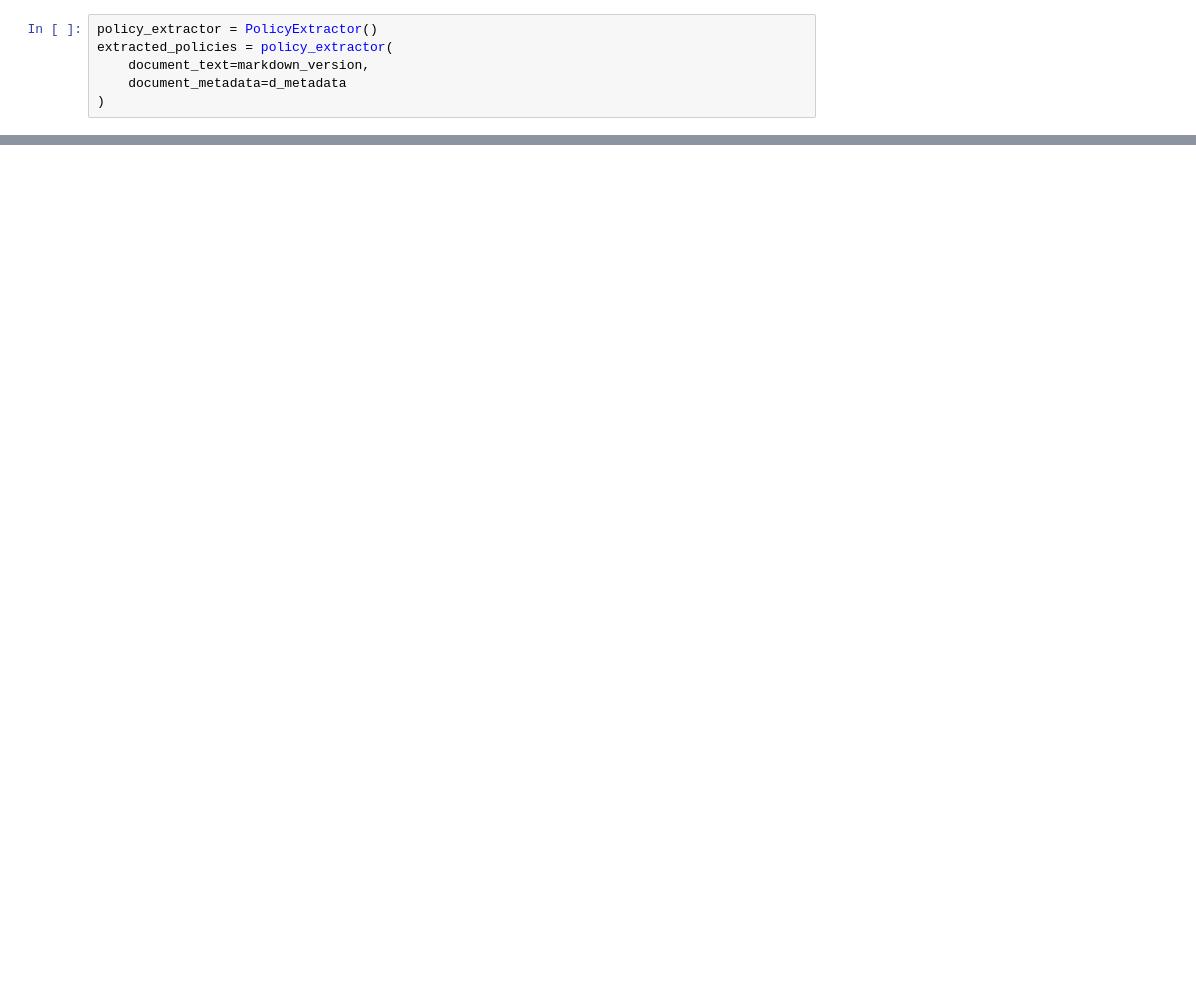
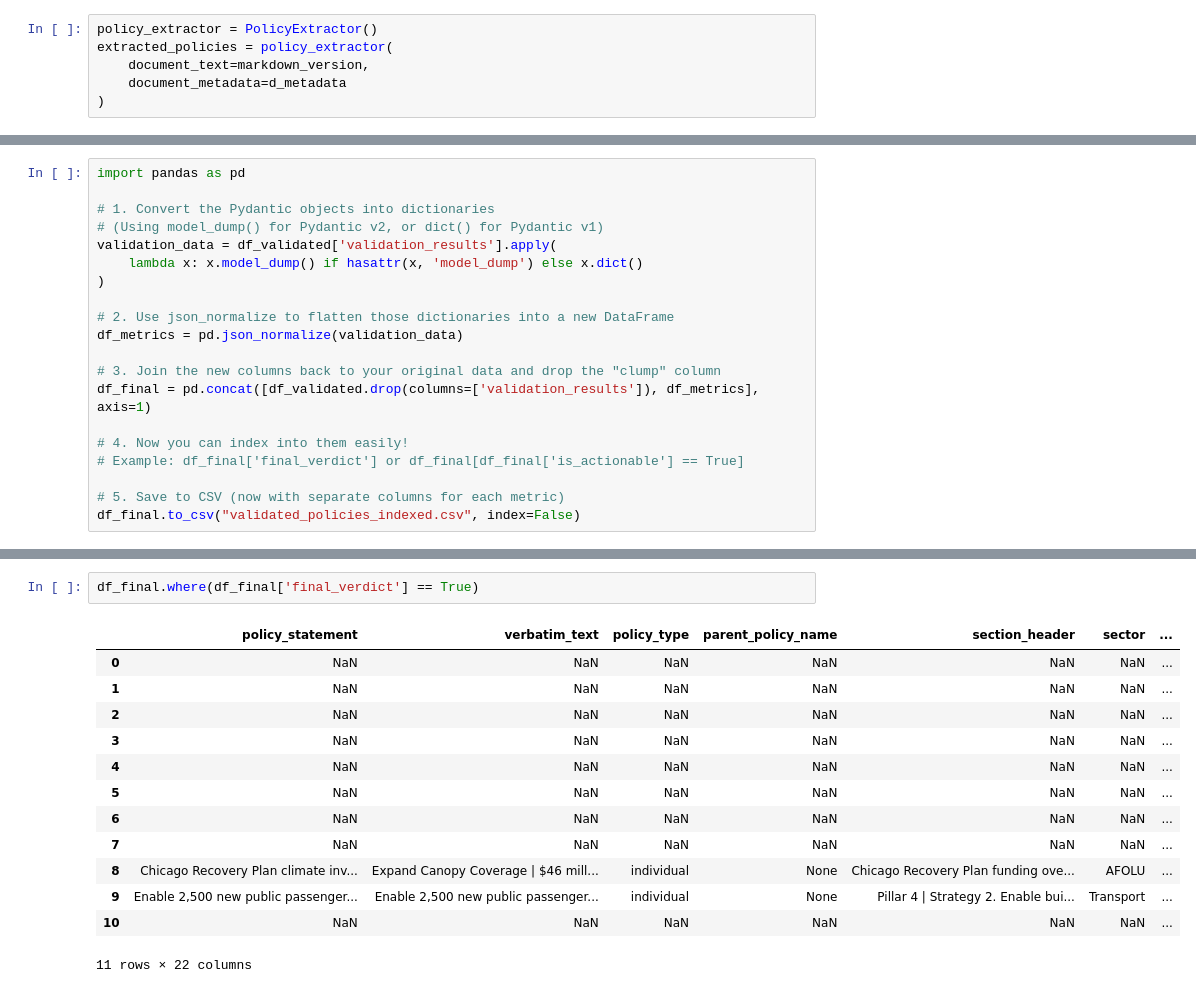
Before and after one commit to zhassan223/GENIUS, a Jupyter notebook: notebooks/dspy_pipeline_v4.ipynb, the cells around one changed output, grey strips where cells are left out. Saved outputs shown, nothing was run; the diff lists cells and outputs as text; blank space fills up the shorter version.

```diff
--- a/notebooks/dspy_pipeline_v4.ipynb
+++ b/notebooks/dspy_pipeline_v4.ipynb
@@ -284,0 +265,20 @@ with open("extracted_policies_chicago_intermediate_v4", "w") as f:
+# %%
+import pandas as pd
+
+# 1. Convert the Pydantic objects into dictionaries
+# (Using model_dump() for Pydantic v2, or dict() for Pydantic v1)
+validation_data = df_validated['validation_results'].apply(
+    lambda x: x.model_dump() if hasattr(x, 'model_dump') else x.dict()
+)
+
+# 2. Use json_normalize to flatten those dictionaries into a new DataFrame
+df_metrics = pd.json_normalize(validation_data)
+
+# 3. Join the new columns back to your original data and drop the "clump" column
+df_final = pd.concat([df_validated.drop(columns=['validation_results']), df_metrics], axis=1)
+
+# 4. Now you can index into them easily!
+# Example: df_final['final_verdict'] or df_final[df_final['is_actionable'] == True]
+
+# 5. Save to CSV (now with separate columns for each metric)
+df_final.to_csv("validated_policies_indexed.csv", index=False)
@@ -284,0 +293,16 @@ with open("extracted_policies_chicago_intermediate_v4", "w") as f:
+# %%
+df_final.where(df_final['final_verdict'] == True)
+# %% [output]
+|  | policy_statement | verbatim_text | policy_type | parent_policy_name | section_header | sector | ... |
+| 0 | NaN | NaN | NaN | NaN | NaN | NaN | ... |
+| 1 | NaN | NaN | NaN | NaN | NaN | NaN | ... |
+| 2 | NaN | NaN | NaN | NaN | NaN | NaN | ... |
+| 3 | NaN | NaN | NaN | NaN | NaN | NaN | ... |
+| 4 | NaN | NaN | NaN | NaN | NaN | NaN | ... |
+| 5 | NaN | NaN | NaN | NaN | NaN | NaN | ... |
+| 6 | NaN | NaN | NaN | NaN | NaN | NaN | ... |
+| 7 | NaN | NaN | NaN | NaN | NaN | NaN | ... |
+| 8 | Chicago Recovery Plan climate inv... | Expand Canopy Coverage | $46 mill... | individual | None | Chicago Recovery Plan funding ove... | AFOLU | ... |
+| 9 | Enable 2,500 new public passenger... | Enable 2,500 new public passenger... | individual | None | Pillar 4 | Strategy 2. Enable bui... | Transport | ... |
+| 10 | NaN | NaN | NaN | NaN | NaN | NaN | ... |
+11 rows × 22 columns
```
Also changed, not shown: parts of 44 cells of this notebook, 19 other files.
